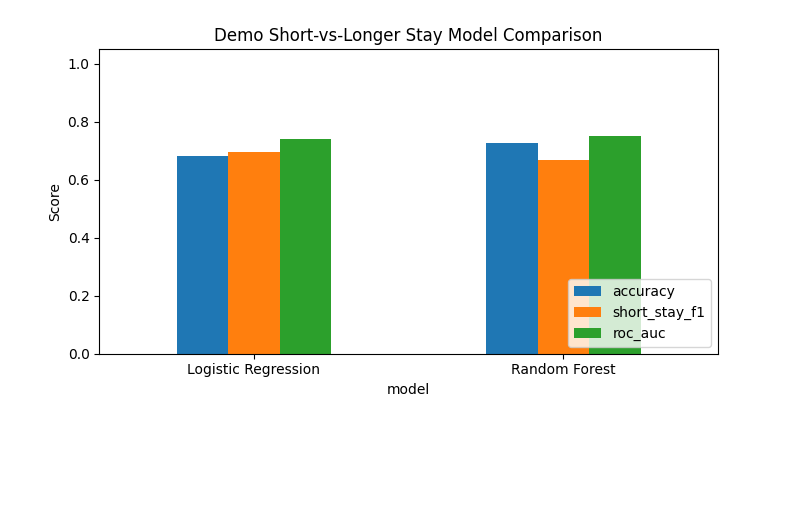
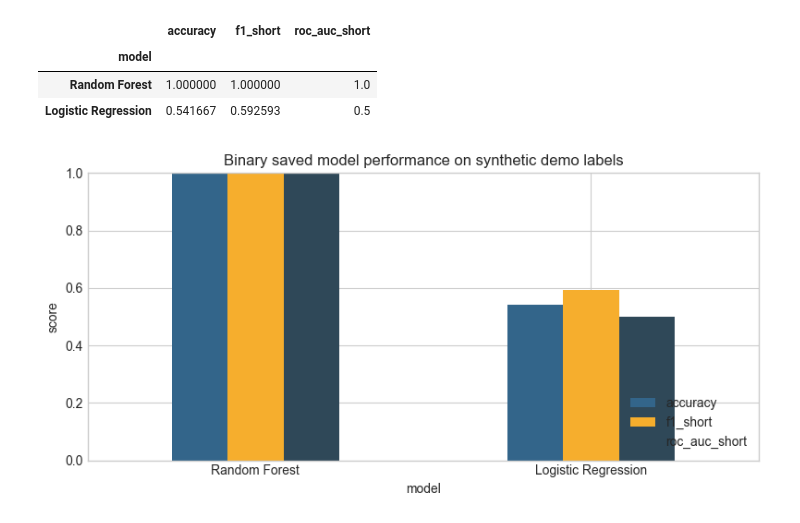
Before and after one commit to mihirraja/ICU-Length-of-Stay-Prediction-Capstone-Project-, a Jupyter notebook: project.ipynb, the cells around one changed output. Saved outputs shown, nothing was run; the diff lists cells and outputs as text; code cells hidden in the pictures; blank space fills up the shorter version.

```diff
--- a/project.ipynb
+++ b/project.ipynb
@@ -91,13 +72,45 @@ results_df
+# %%
+def feature_frame(meta):
+    return demo.reindex(columns=meta["feature_columns"])
+
+def probability_for_class(model, X, class_name):
+    class_index = list(model.classes_).index(class_name)
+    return model.predict_proba(X)[:, class_index]
+
+binary_true = demo["demo_true_los_class"]
+binary_rows = []
+binary_predictions = {}
+
+for label in ["Binary Random Forest", "Binary Logistic Regression"]:
+    model = models[label]
+    X = feature_frame(model_specs[label])
+    pred = model.predict(X)
+    proba_short = probability_for_class(model, X, "short")
+    binary_predictions[label] = {"prediction": pred, "proba_short": proba_short}
+    binary_rows.append({
+        "model": label.replace("Binary ", ""),
+        "accuracy": accuracy_score(binary_true, pred),
+        "f1_short": f1_score(binary_true, pred, pos_label="short"),
+        "roc_auc_short": roc_auc_score((binary_true == "short").astype(int), proba_short),
+    })
+
+binary_metrics = pd.DataFrame(binary_rows).set_index("model")
+binary_metrics
+# %% [output]
+|  | accuracy | f1_short | roc_auc_short |
+| model |  |  |  |
+| Random Forest | 1.000000 | 1.000000 | 1.0 |
+| Logistic Regression | 0.541667 | 0.592593 | 0.5 |
 # %%
-fig, ax = plt.subplots(figsize=(7, 4))
-plot_df = results_df.set_index('model')[['accuracy', 'short_stay_f1', 'roc_auc']]
-plot_df.plot(kind='bar', ax=ax)
-ax.set_ylim(0, 1.05)
-ax.set_ylabel('Score')
-ax.set_title('Demo Short-vs-Longer Stay Model Comparison')
-ax.legend(loc='lower right')
+ax = binary_metrics[["accuracy", "f1_short", "roc_auc_short"]].plot(
+    kind="bar", figsize=(8, 4), color=["#33658A", "#F6AE2D", "#2F4858"]
+)
+ax.set_ylim(0, 1)
+ax.set_ylabel("score")
+ax.set_title("Binary saved model performance on synthetic demo labels")
+ax.legend(loc="lower right")
 plt.xticks(rotation=0)
 plt.tight_layout()
 plt.show()
 # %% [output]
-[figure, old version]
+[figure, new version]
```
Also changed, not shown: parts of 24 cells of this notebook, 9 other files.
